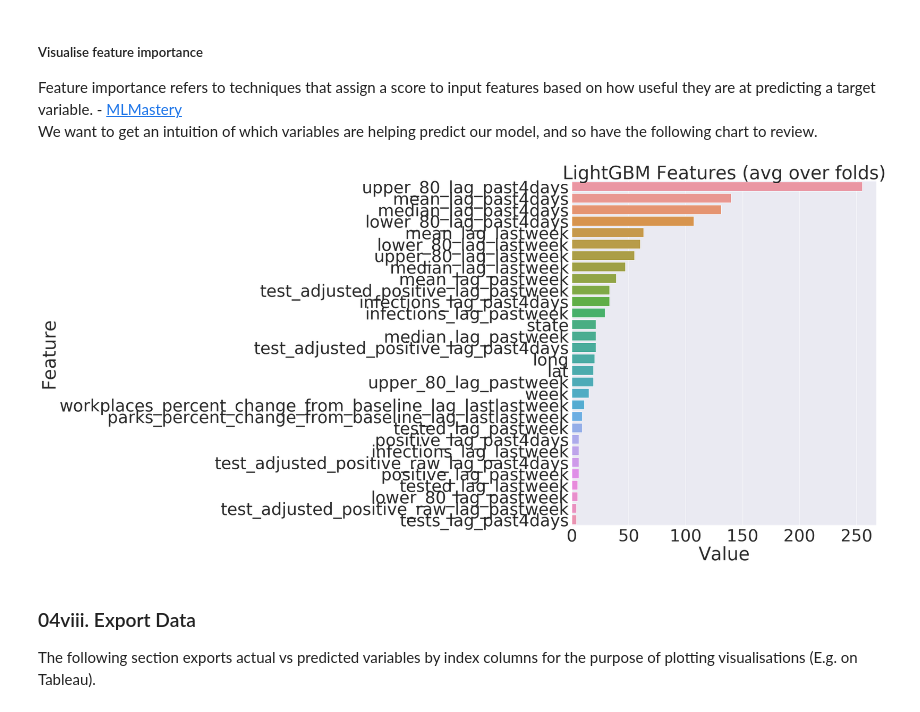
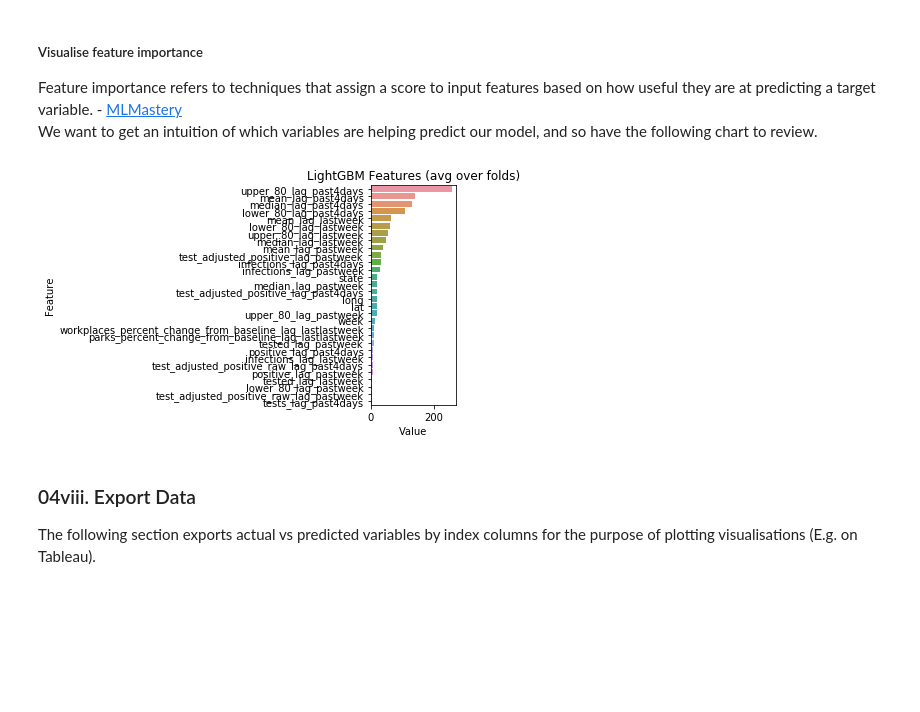
Before and after one commit to sofiasikandar1/teamlovelace, a Jupyter notebook: map_my_risk_codes.ipynb, the cells around one changed output. Cells and saved outputs as stored; diff of their text form; code cells hidden in the pictures; blank space fills up the shorter version.

Commit message:
Cleaned up feature importance chart and last line chart

```diff
--- a/map_my_risk_codes.ipynb
+++ b/map_my_risk_codes.ipynb
@@ -1035,18 +1035,18 @@ We want to get an intuition of which variables are helping predict our model, an
 # %%
 def plotImp(model, X , num = 20):
     feature_imp = pd.DataFrame({'Value':model.feature_importance(),'Feature':X.columns})
-    plt.figure(figsize=(40, 20))
-    sns.set(font_scale = 5)
+#    plt.figure(figsize=(40, 20))
+#    sns.set(font_scale = 5)
     sns.barplot(x="Value", y="Feature", data=feature_imp.sort_values(by="Value",
                                                         ascending=False)[0:num])
     plt.title('LightGBM Features (avg over folds)')
     plt.tight_layout()
     plt.savefig('lgbm_importances-01.png')
     plt.show()
 
 plotImp(model, X_train, num=30)
 # %% [output]
-[figure, old version]
+[figure, new version]
 # %% [markdown]
 ### 04viii. Export Data
 The following section exports actual vs predicted variables by index columns for the purpose of plotting visualisations (E.g. on Tableau).
```
Also changed, not shown: parts of 10 cells of this notebook.
